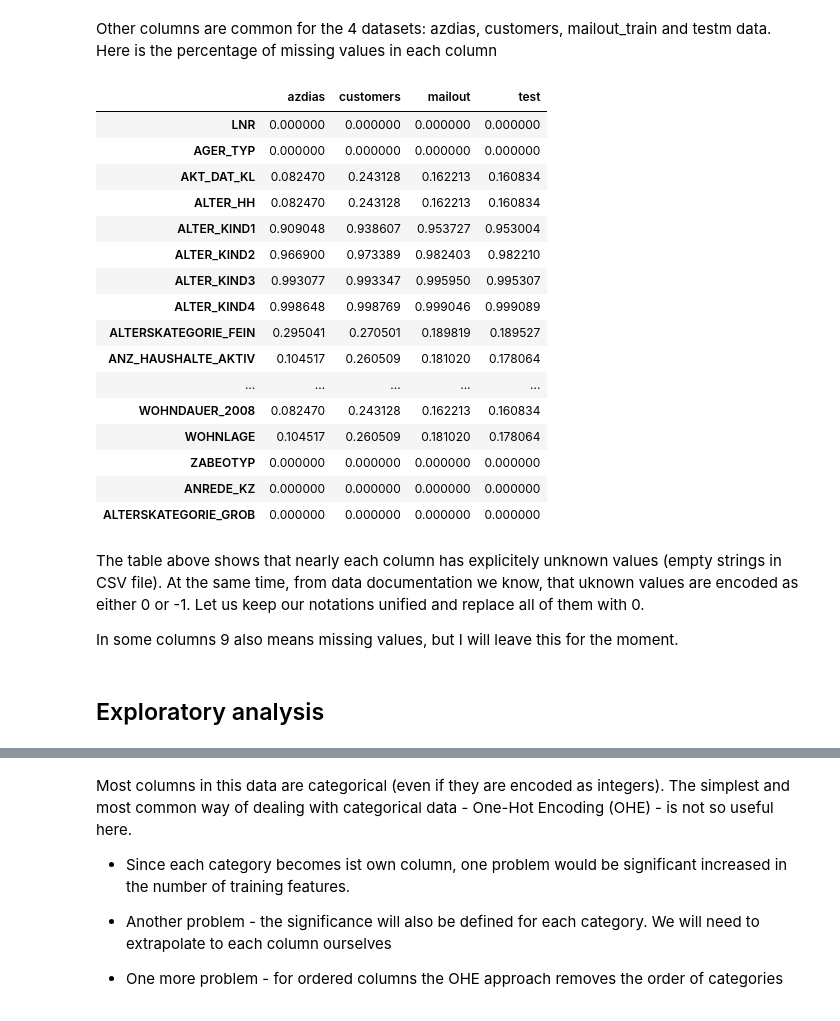
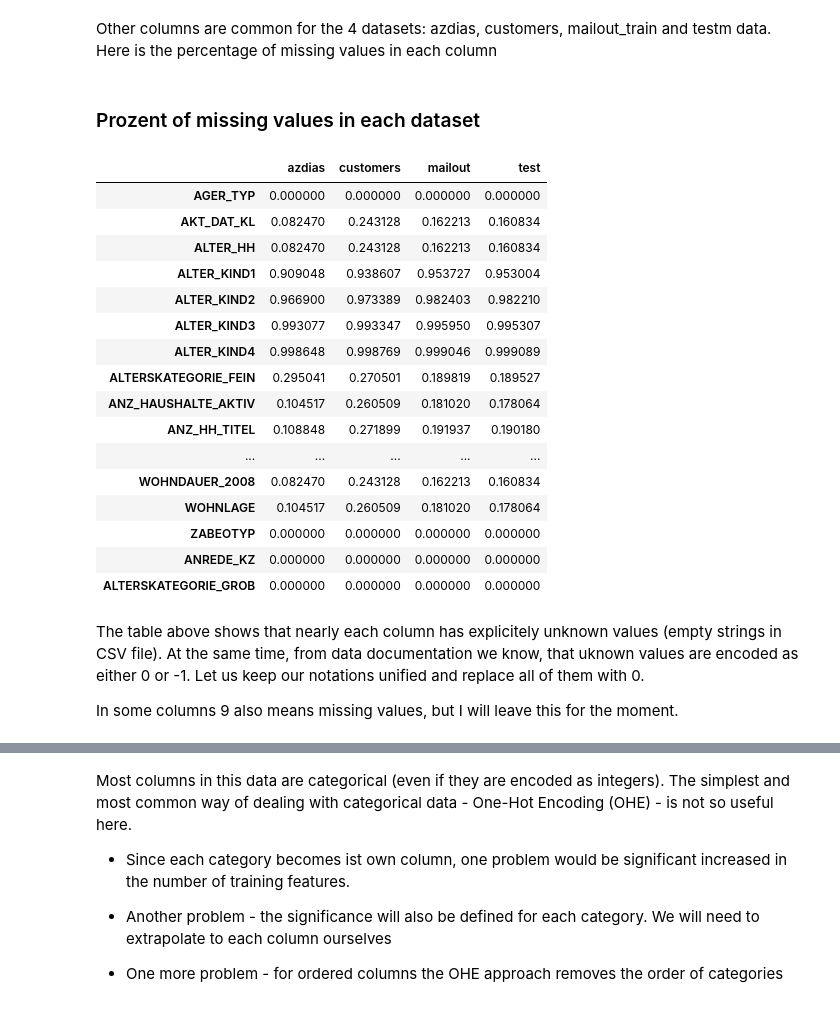
Before and after one commit to olalakul/udacity-MLengineer-capstone, a Jupyter notebook: Arvato Project Workbook.ipynb, the cells around one changed output, grey strips where cells are left out. Drawn from its saved outputs; the diff is of its cells as text; code cells hidden in the pictures.

```diff
--- a/Arvato Project Workbook.ipynb
+++ b/Arvato Project Workbook.ipynb
@@ -37,7 +38,7 @@ In the below cell, we've provided some initial code to load in the first two dat
 You'll notice when the data is loaded in that a warning message will immediately pop up. Before you really start digging into the modeling and analysis, you're going to need to perform some cleaning. Take some time to browse the structure of the data and look over the informational spreadsheets to understand the data values. Make some decisions on which features to keep, which features to drop, and if any revisions need to be made on data formats. It'll be a good idea to create a function with pre-processing steps, since you'll need to clean all of the datasets before you work with them.
 # %%
 # load in the data
-azdias = pd.read_csv('../../data/Term2/capstone/arvato_data/Udacity_AZDIAS_052018.csv', sep=';',
+azdias = pd.read_csv('./arvato_data/Udacity_AZDIAS_052018.csv', sep=';',
                      low_memory=False, index_col='LNR')
-customers = pd.read_csv('../../data/Term2/capstone/arvato_data/Udacity_CUSTOMERS_052018.csv', sep=';',
+customers = pd.read_csv('./arvato_data/Udacity_CUSTOMERS_052018.csv', sep=';',
                         low_memory=False, index_col='LNR')
@@ -60,3 +57,8 @@ azdias.head()
+# %%
+mailout = pd.read_csv('./arvato_data/Udacity_MAILOUT_052018_TRAIN.csv',
+                      sep=';', index_col='LNR')
+test = pd.read_csv('./arvato_data/Udacity_MAILOUT_052018_TEST.csv',
+                      sep=';', index_col='LNR')
 # %%
 print(mailout.shape)
 mailout.head()
@@ -87,18 +92,20 @@ Other columns are common for the 4 datasets: azdias, customers, mailout_train an
 # %%
 # ----- check missing values
 azdias_nulls = azdias.isnull().sum()
 customers_nulls = customers.drop(['CUSTOMER_GROUP', 'ONLINE_PURCHASE',
                                   'PRODUCT_GROUP'], axis=1).isnull().sum()
 mailout_nulls = mailout.drop("RESPONSE", axis=1).isnull().sum()
 test_nulls = test.isnull().sum()
 #
 acmt_nulls = pd.concat([azdias_nulls/len(azdias), customers_nulls/len(customers),
                         mailout_nulls/len(mailout), test_nulls/len(test)], axis=1)
 acmt_nulls.columns = ['azdias', 'customers', 'mailout', 'test']
+#
+display(HTML('<H3> Prozent of missing values in each dataset </H3> '))
 acmt_nulls
 # %% [output]
+Prozent of missing values in each dataset
 |  | azdias | customers | mailout | test |
-| LNR | 0.000000 | 0.000000 | 0.000000 | 0.000000 |
 | AGER_TYP | 0.000000 | 0.000000 | 0.000000 | 0.000000 |
 | AKT_DAT_KL | 0.082470 | 0.243128 | 0.162213 | 0.160834 |
 | ALTER_HH | 0.082470 | 0.243128 | 0.162213 | 0.160834 |
@@ -108,6 +115,7 @@ acmt_nulls
 | ALTER_KIND4 | 0.998648 | 0.998769 | 0.999046 | 0.999089 |
 | ALTERSKATEGORIE_FEIN | 0.295041 | 0.270501 | 0.189819 | 0.189527 |
 | ANZ_HAUSHALTE_AKTIV | 0.104517 | 0.260509 | 0.181020 | 0.178064 |
+| ANZ_HH_TITEL | 0.108848 | 0.271899 | 0.191937 | 0.190180 |
 | ... | ... | ... | ... | ... |
 | WOHNDAUER_2008 | 0.082470 | 0.243128 | 0.162213 | 0.160834 |
 | WOHNLAGE | 0.104517 | 0.260509 | 0.181020 | 0.178064 |
@@ -133,2 +130,0 @@ test.to_pickle('arvato_data/test_cleaned.pkl')
-# %% [markdown]
-## Exploratory analysis
```
Also changed, not shown: parts of 29 cells of this notebook.
